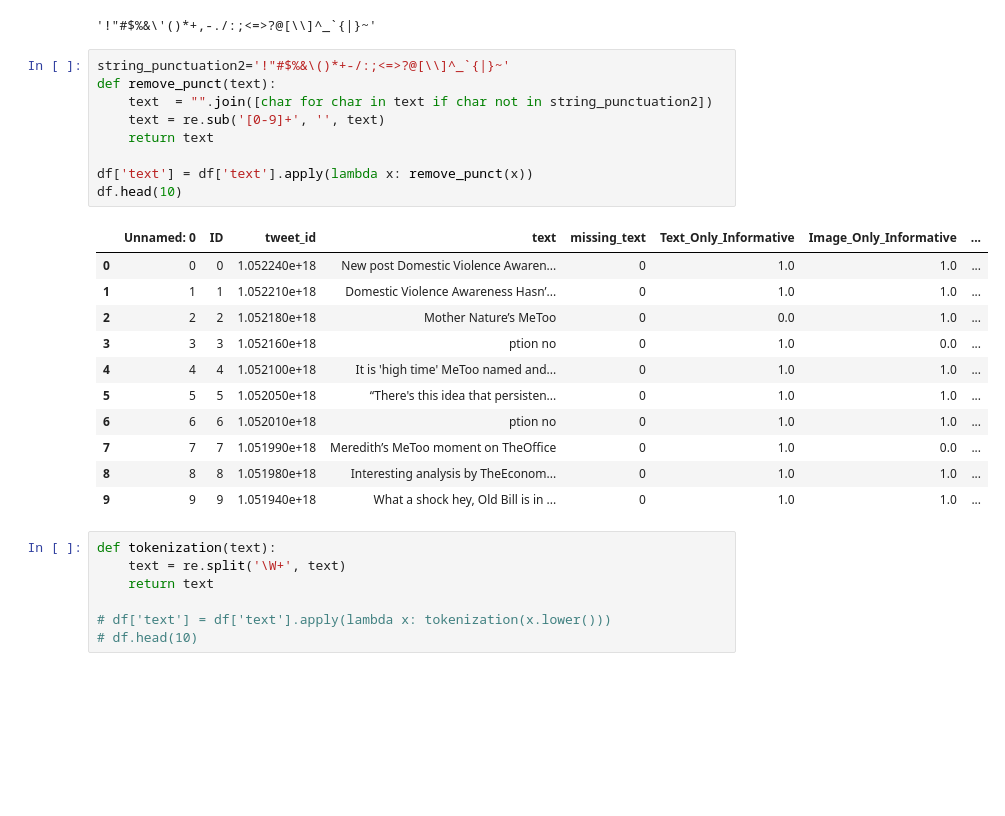
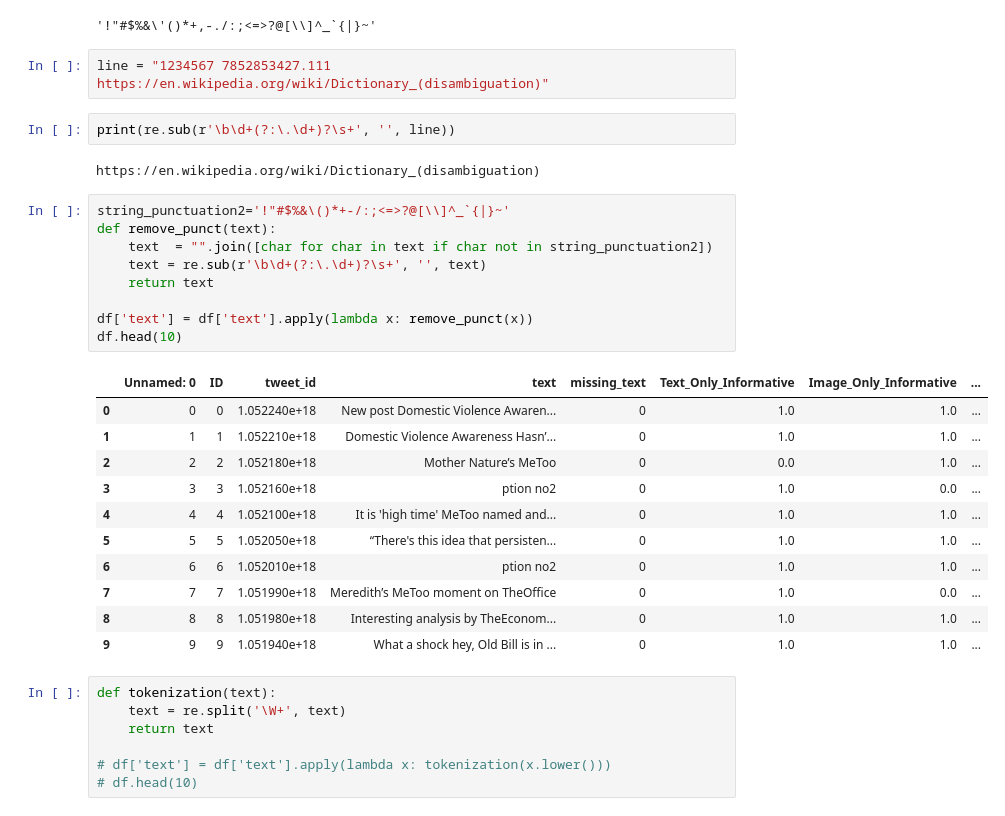
Before and after one commit to sohamtiwari3120/IEEE-BigMM, a Jupyter notebook: Code/Data_clean.ipynb, the cells around one changed output. Drawn from its saved outputs; the diff is of its cells as text; blank space fills up the shorter version.

```diff
--- a/Code/Data_clean.ipynb
+++ b/Code/Data_clean.ipynb
@@ -249,24 +253,30 @@ df.head(10)
 (string.punctuation)
 # %% [output]
 '!"#$%&\'()*+,-./:;<=>?@[\\]^_`{|}~'
+# %%
+line = "1234567 7852853427.111 https://en.wikipedia.org/wiki/Dictionary_(disambiguation)"
+# %%
+print(re.sub(r'\b\d+(?:\.\d+)?\s+', '', line))
+# %% [output]
+https://en.wikipedia.org/wiki/Dictionary_(disambiguation)
 # %%
 string_punctuation2='!"#$%&\()*+-/:;<=>?@[\\]^_`{|}~'
 def remove_punct(text):
     text  = "".join([char for char in text if char not in string_punctuation2])
-    text = re.sub('[0-9]+', '', text)
+    text = re.sub(r'\b\d+(?:\.\d+)?\s+', '', text)
     return text
 
 df['text'] = df['text'].apply(lambda x: remove_punct(x))
 df.head(10)
 # %% [output]
 |  | Unnamed: 0 | ID | tweet_id | text | missing_text | Text_Only_Informative | Image_Only_Informative | ... |
 | 0 | 0 | 0 | 1.052240e+18 | New post Domestic Violence Awaren... | 0 | 1.0 | 1.0 | ... |
 | 1 | 1 | 1 | 1.052210e+18 | Domestic Violence Awareness Hasn’... | 0 | 1.0 | 1.0 | ... |
 | 2 | 2 | 2 | 1.052180e+18 | Mother Nature’s MeToo | 0 | 0.0 | 1.0 | ... |
-| 3 | 3 | 3 | 1.052160e+18 | ption no | 0 | 1.0 | 0.0 | ... |
+| 3 | 3 | 3 | 1.052160e+18 | ption no2 | 0 | 1.0 | 0.0 | ... |
 | 4 | 4 | 4 | 1.052100e+18 | It is 'high time' MeToo named and... | 0 | 1.0 | 1.0 | ... |
 | 5 | 5 | 5 | 1.052050e+18 | “There's this idea that persisten... | 0 | 1.0 | 1.0 | ... |
-| 6 | 6 | 6 | 1.052010e+18 | ption no | 0 | 1.0 | 1.0 | ... |
+| 6 | 6 | 6 | 1.052010e+18 | ption no2 | 0 | 1.0 | 1.0 | ... |
 | 7 | 7 | 7 | 1.051990e+18 | Meredith’s MeToo moment on TheOffice | 0 | 1.0 | 0.0 | ... |
 | 8 | 8 | 8 | 1.051980e+18 | Interesting analysis by TheEconom... | 0 | 1.0 | 1.0 | ... |
 | 9 | 9 | 9 | 1.051940e+18 | What a shock hey, Old Bill is in ... | 0 | 1.0 | 1.0 | ... |
```
Also changed, not shown: parts of 11 cells of this notebook, 2 other files.
